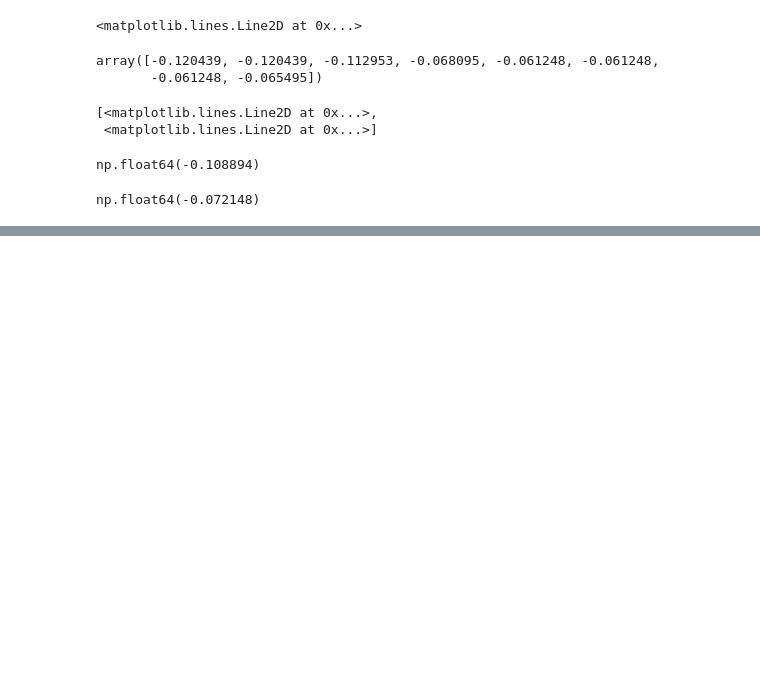
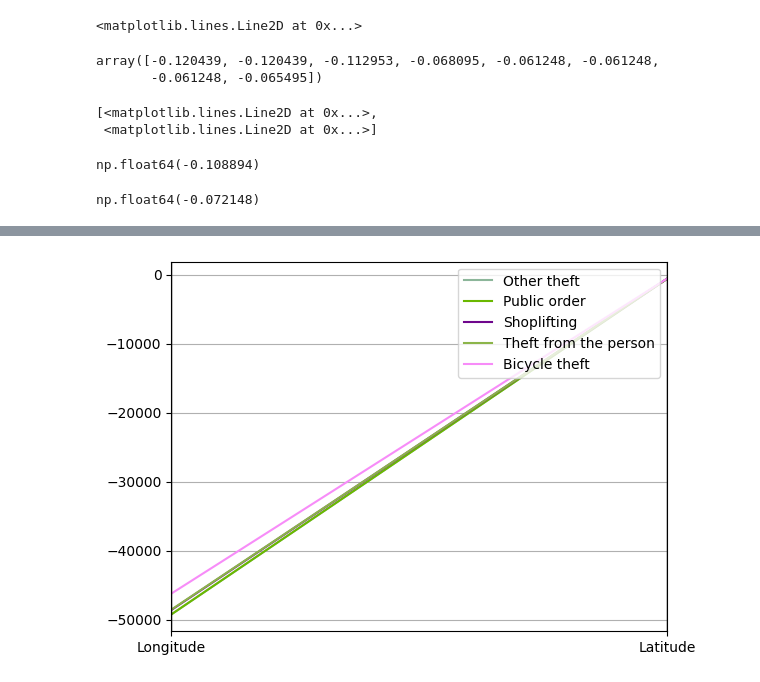
Before and after one commit to 16pynkn/MSC_DPDM_2025, a Jupyter notebook: Data101_(dpdm25).ipynb, the cells around one changed output, grey strips where cells are left out. Saved outputs shown, nothing was run; the diff lists cells and outputs as text; code cells hidden in the pictures; blank space fills up the shorter version.

```diff
--- a/Data101_(dpdm25).ipynb
+++ b/Data101_(dpdm25).ipynb
@@ -849,0 +1048,3 @@ outlier_ld[outlier_ld['Longitude']> bp1['whiskers'][1].get_xdata()[1]]
+# %%
+onlynumber['Longitude'] = onlynumber['Longitude']*10
+onlynumber['Latitude'] = onlynumber['Latitude']-51
@@ -849,0 +1067,4 @@ outlier_ld[outlier_ld['Longitude']> bp1['whiskers'][1].get_xdata()[1]]
+# %%
+pd.plotting.parallel_coordinates(onlynumber.head(5), 'Crime type');
+# %% [output]
+[figure, added]
```
Also changed, not shown: parts of 36 cells of this notebook.
